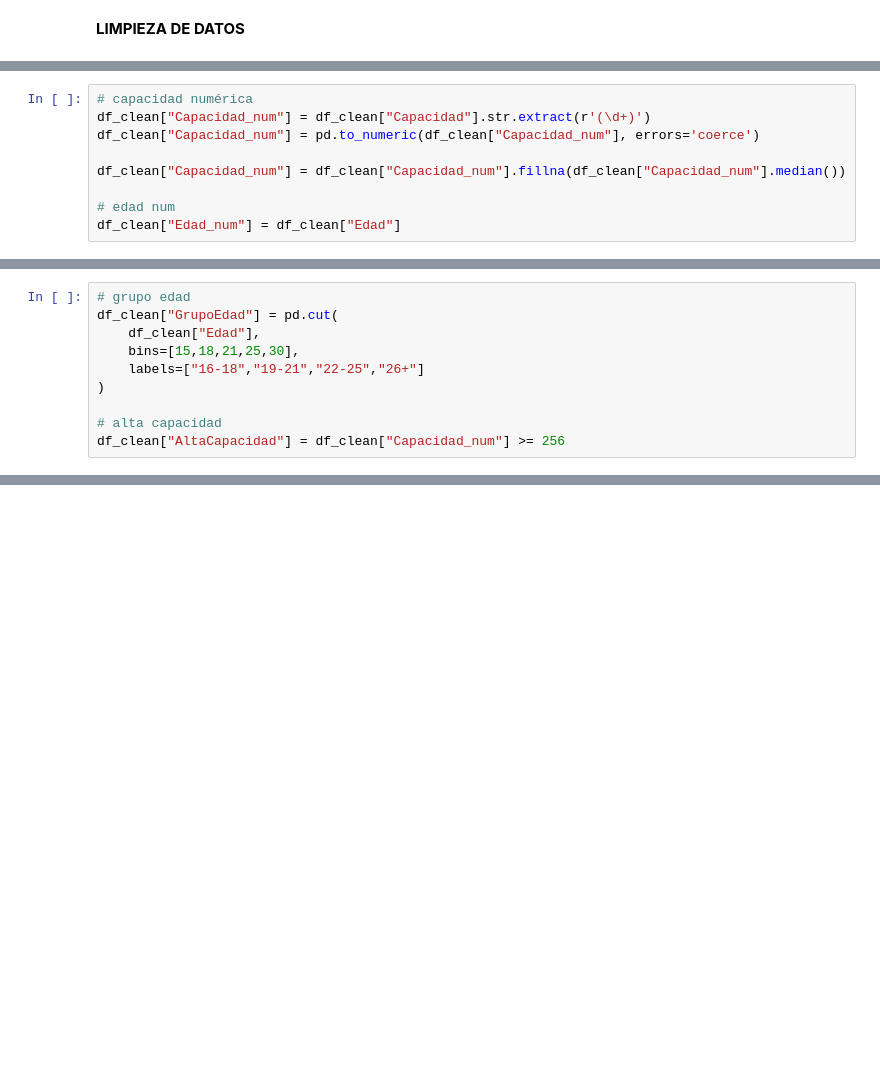
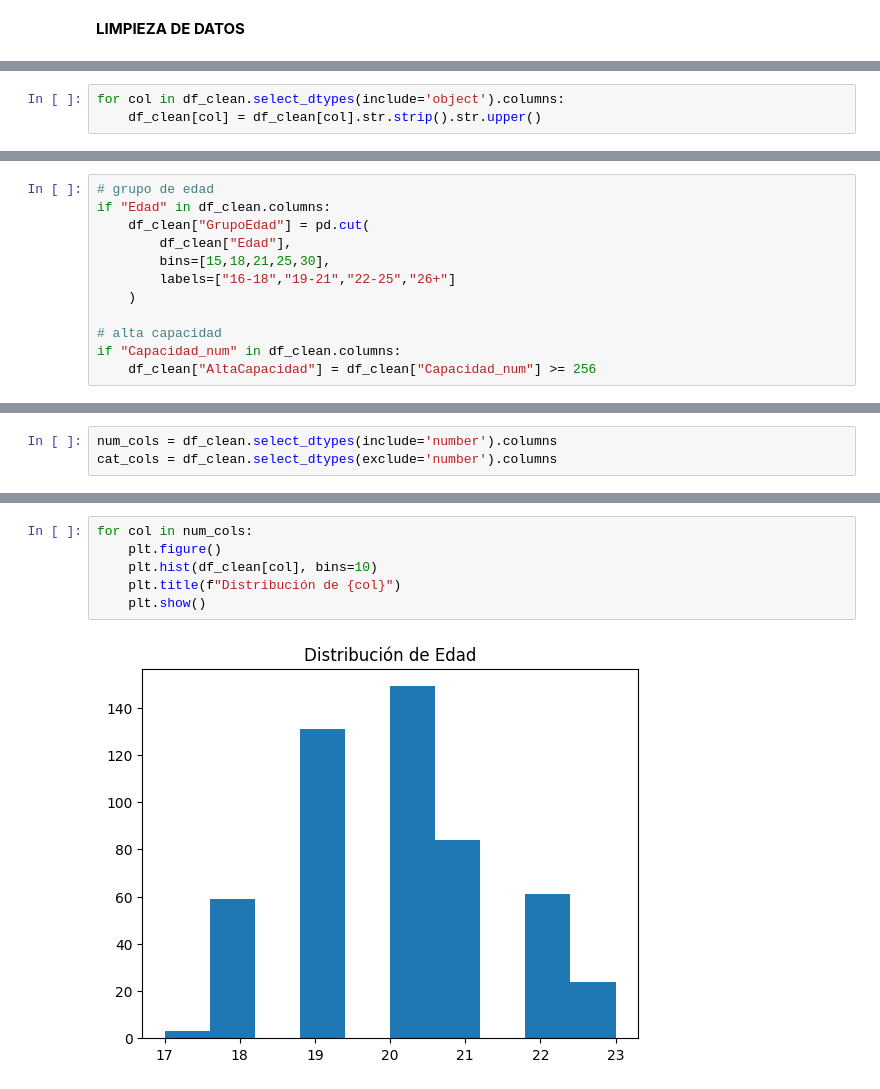
Before and after one commit to diegogh1002/Estadistica, a Jupyter notebook: limpieza.ipynb, the cells around one changed output, grey strips where cells are left out. Drawn from its saved outputs; the diff is of its cells as text; blank space fills up the shorter version.

```diff
--- a/limpieza.ipynb
+++ b/limpieza.ipynb
@@ -215,9 +94,3 @@ df_clean["Edad"] = df_clean["Edad"].fillna(df_clean["Edad"].median())
-# %%
-# capacidad numérica
-df_clean["Capacidad_num"] = df_clean["Capacidad"].str.extract(r'(\d+)')
-df_clean["Capacidad_num"] = pd.to_numeric(df_clean["Capacidad_num"], errors='coerce')
-
-df_clean["Capacidad_num"] = df_clean["Capacidad_num"].fillna(df_clean["Capacidad_num"].median())
-
-# edad num
-df_clean["Edad_num"] = df_clean["Edad"]
+# %%
+for col in df_clean.select_dtypes(include='object').columns:
+    df_clean[col] = df_clean[col].str.strip().str.upper()
@@ -224,11 +99,13 @@ df_clean["Edad_num"] = df_clean["Edad"]
 # %%
-# grupo edad
-df_clean["GrupoEdad"] = pd.cut(
-    df_clean["Edad"],
-    bins=[15,18,21,25,30],
-    labels=["16-18","19-21","22-25","26+"]
-)
+# grupo de edad
+if "Edad" in df_clean.columns:
+    df_clean["GrupoEdad"] = pd.cut(
+        df_clean["Edad"],
+        bins=[15,18,21,25,30],
+        labels=["16-18","19-21","22-25","26+"]
+    )
 
 # alta capacidad
-df_clean["AltaCapacidad"] = df_clean["Capacidad_num"] >= 256
+if "Capacidad_num" in df_clean.columns:
+    df_clean["AltaCapacidad"] = df_clean["Capacidad_num"] >= 256
 # %% [markdown]
@@ -259,0 +113,3 @@ df_clean[["Edad_num","Capacidad_num"]].corr()
+# %%
+num_cols = df_clean.select_dtypes(include='number').columns
+cat_cols = df_clean.select_dtypes(exclude='number').columns
@@ -259,0 +141,8 @@ df_clean[["Edad_num","Capacidad_num"]].corr()
+# %%
+for col in num_cols:
+    plt.figure()
+    plt.hist(df_clean[col], bins=10)
+    plt.title(f"Distribución de {col}")
+    plt.show()
+# %% [output]
+[figure, added]
```
Also changed, not shown: parts of 24 cells of this notebook.
